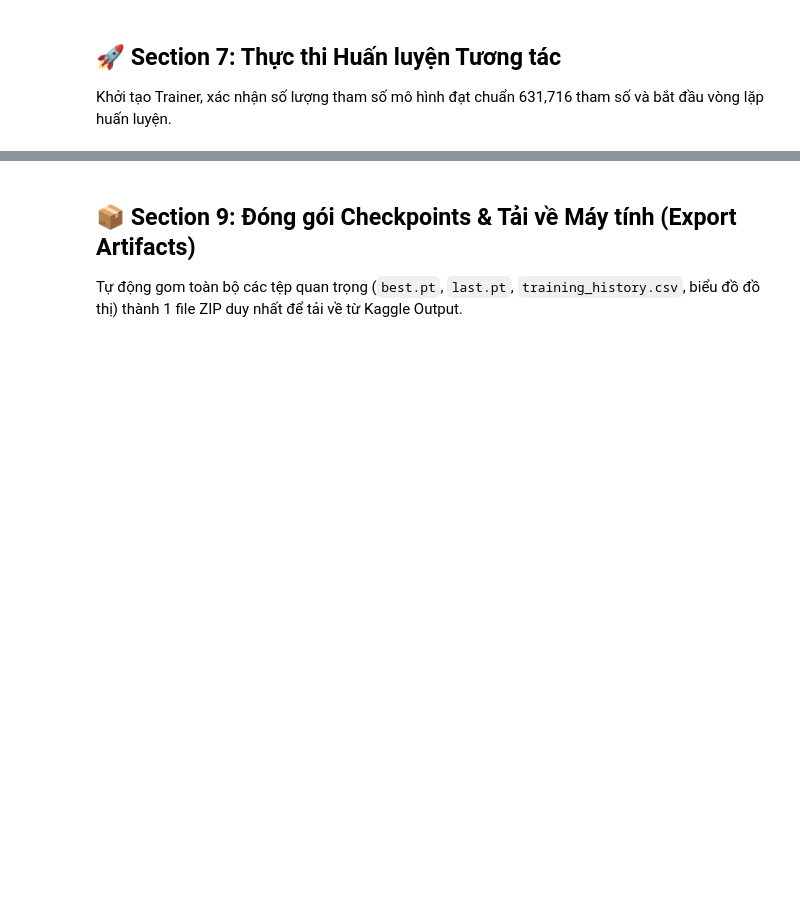
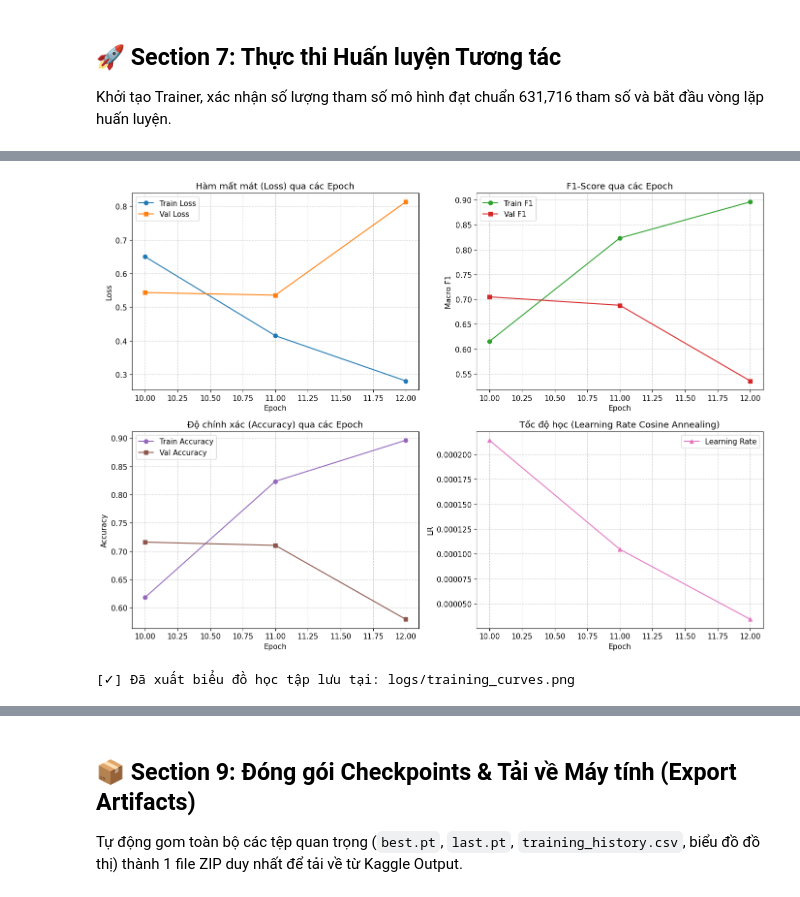
Before and after one commit to minh4bys2-non/driver-guardian, a Jupyter notebook: ai/LSTM/notebooks/02_train_convgru_kaggle.ipynb, the cells around one changed output, grey strips where cells are left out. Saved outputs shown, nothing was run; the diff lists cells and outputs as text; code cells hidden in the pictures; blank space fills up the shorter version.

```diff
--- a/ai/LSTM/notebooks/02_train_convgru_kaggle.ipynb
+++ b/ai/LSTM/notebooks/02_train_convgru_kaggle.ipynb
@@ -116,21 +141,21 @@ class TrainConfig:
     """
     # ---- 1. ĐƯỜNG DẪN DỮ LIỆU & CHECKPOINTS (KAGGLE PATHS) ----
     # Thư mục chứa dữ liệu video thô trên Kaggle (cần sửa lại cho khớp với tên dataset bạn add vào)
-    dataset_dir: str = r"E:\LSTM\UL-DD_Processed"
+    dataset_dir: str = r"./kagglehub/nyvantran6634/ul-dd4ni/UL-DD_Processed"
     manifest_file: Optional[str] = "dataset_merged_split.csv"  # Hoặc None nếu nạp theo cấu trúc thư mục train/val
 
     # Checkpoint NMSFreeDetector PAFPN Backbone (.pt)
-    backbone_neck_checkpoint: str = r"D:\Project\DATN\driver-guardian\ai\ObjectDetection_2p6M\checkpoints\231e35bb4061257f9bcb7cc5e3a0d0064e5e1beb6351a5e0adfc8d0c91ba4e11\da92589d1b67339be4491beaf147575e81a2699bbde06d654c05f852d7f0e9c9\landmark_train\best.pt"
+    backbone_neck_checkpoint: str = r"./kagglehub/nyvantran6634/cnn-datn/PyTorch/default/landmark_train/best.pt"
 
     # Thư mục lưu đầu ra (Bắt buộc nằm trong /kaggle/working/)
-    checkpoint_dir: str = "/kaggle/working/checkpoints/deepgru_raw_nmsfree"
-    tb_log_dir: str = "/kaggle/working/logs/tensorboard"
+    checkpoint_dir: str = "./checkpoints/deepgru_raw_nmsfree"
+    tb_log_dir: str = "./logs/tensorboard"
     experiment_name: str = "deepgru_raw_nmsfree"
-    history_csv_path: str = "/kaggle/working/logs/training_history.csv"
+    history_csv_path: str = "./logs/training_history.csv"
 
     # Cấu hình tiếp tục huấn luyện (Resume Training)
-    enable_resume: bool = True
-    resume: str = r"D:\Project\DATN\driver-guardian\ai\LSTM\checkpoints\experiments\deepgru_raw_nmsfree\epoch_5.pt"  # Đường dẫn file .pt hoặc bí danh ('last', 'best') để resume
+    enable_resume: bool = True # True để tiếp tục huấn luyện từ checkpoint, False để huấn luyện từ đầu
+    resume: str = r"./kagglehub/nyvantran6634/cnn-datn/PyTorch/default/1m9/best.pt"  # Đường dẫn file .pt hoặc bí danh ('last', 'best') để resume
 
     # ---- 2. DỮ LIỆU & DATALOADER ----
     sample_interval: float = 0.2  # Khoảng thời gian lấy mẫu (giây) -> FPS hiệu dụng = 5.0
@@ -140,8 +165,8 @@ class TrainConfig:
     min_frames: int = 10
     use_augmentation: bool = True  # Bật tăng cường chuỗi video đồng bộ thời gian
 
-    batch_size: int = 2  # Batch size an toàn VRAM trên GPU 16GB
-    val_batch_size: int = 4  # Batch size cho tập validation
+    batch_size: int = 32  # Batch size an toàn VRAM trên GPU 16GB
+    val_batch_size: int = 12  # Batch size cho tập validation
     num_workers: int = 2  # Số tiến trình nạp dữ liệu an toàn trên Linux Kaggle
     val_num_workers: int = 2
     pin_memory: bool = False  # Tránh lỗi tràn pinned memory
@@ -154,8 +179,8 @@ class TrainConfig:
     adapter_dropout: float = 0.25
     input_dim: int = 128  # Chiều kênh sau SpatialReductionNeck (nén 448 -> 128)
     convgru_in_dim: int = 128
-    hidden_dim: int = 64  # Số kênh ẩn ConvGRU (chuẩn hóa theo best.pt)
-    convgru_hidden_dim: int = 64
+    hidden_dim: int = 128  # Số kênh ẩn ConvGRU (chuẩn hóa theo best.pt)
+    convgru_hidden_dim: int = 128
     num_layers: int = 2  # Số tầng ConvGRU xếp chồng
     convgru_num_layers: int = 2
     num_classes: int = 2  # 2: Tỉnh táo (0) vs Buồn ngủ (1)
@@ -169,29 +194,29 @@ class TrainConfig:
     pos_weight: Optional[float] = None
 
     # ---- 5. TỐI ƯU HÓA (OPTIMIZER & SCHEDULER) ----
-    epochs: int = 20
-    lr0: float = 0.001
+    epochs: int = 12
+    lr0: float = 0.00001
     lr_min_factor: float = 0.01  # lr_min = lr0 * 0.01 = 1e-5
-    weight_decay: float = 0.0001
+    weight_decay: float = 0.00001
     optimizer: str = "adamw"  # "adamw" hoặc "sgd"
     betas: Tuple[float, float] = (0.9, 0.999)
     momentum: float = 0.9
     grad_clip_norm: float = 1.0  # Gradient clipping chống nổ gradient
-    gradient_accumulation_steps: int = 4  # Tích lũy 4 bước -> Effective batch size = 16
-    empty_cache_interval: int = 2  # Dọn cache GPU mỗi 2 epoch
+    gradient_accumulation_steps: int = 1  # Tích lũy 4 bước -> Effective batch size = 16
+    empty_cache_interval: int = 1  # Dọn cache GPU mỗi 2 epoch
     use_scheduler: bool = True  # CosineAnnealingLR
 
     # ---- 6. GIÁM SÁT, EARLY STOPPING & CHECKPOINTS ----
-    save_all_epochs: bool = False  # False để tiết kiệm dung lượng ổ đĩa Kaggle (tối đa 20GB)
-    save_ckpt_interval_epochs: int = 5
-    ckpt_keep_last: Optional[int] = 3
+    save_all_epochs: bool = True  # False để tiết kiệm dung lượng ổ đĩa Kaggle (tối đa 20GB)
+    save_ckpt_interval_epochs: int = 10
+    ckpt_keep_last: Optional[int] = 5
     early_stopping: bool = True
     patience: int = 10
     monitor_metric: str = "val_f1"
     monitor_mode: str = "max"
     min_delta: float = 0.0001
     enable_step_logging: bool = True
-    log_step_interval: int = 1
+    log_step_interval: int = 5
 
     # ---- 7. RUNTIME & PHẦN CỨNG ----
     device: str = "cuda"
@@ -2195,33 +2227,36 @@ if history_file.exists():
     axes[0, 1].set_title("F1-Score qua các Epoch")
     axes[0, 1].set_xlabel("Epoch")
     axes[0, 1].set_ylabel("Macro F1")
     axes[0, 1].grid(True, linestyle="--", alpha=0.6)
     axes[0, 1].legend()
 
     # Accuracy
     axes[1, 0].plot(epochs_data, train_acc, label="Train Accuracy", marker="o", color="#9467bd")
     if any(v is not None for v in val_acc):
         axes[1, 0].plot(epochs_data, val_acc, label="Val Accuracy", marker="s", color="#8c564b")
     axes[1, 0].set_title("Độ chính xác (Accuracy) qua các Epoch")
     axes[1, 0].set_xlabel("Epoch")
     axes[1, 0].set_ylabel("Accuracy")
     axes[1, 0].grid(True, linestyle="--", alpha=0.6)
     axes[1, 0].legend()
 
     # Learning Rate
     axes[1, 1].plot(epochs_data, lr_data, label="Learning Rate", marker="^", color="#e377c2")
     axes[1, 1].set_title("Tốc độ học (Learning Rate Cosine Annealing)")
     axes[1, 1].set_xlabel("Epoch")
     axes[1, 1].set_ylabel("LR")
     axes[1, 1].grid(True, linestyle="--", alpha=0.6)
     axes[1, 1].legend()
 
     plt.tight_layout()
-    chart_path = Path("/kaggle/working/training_curves.png")
+    chart_path = Path("./logs/training_curves.png")
     plt.savefig(chart_path, dpi=300)
     plt.show()
     print(f"[✓] Đã xuất biểu đồ học tập lưu tại: {chart_path}")
 else:
     print("[!] Không tìm thấy file training_history.csv để vẽ biểu đồ.")
+# %% [output]
+[figure, added]
+[✓] Đã xuất biểu đồ học tập lưu tại: logs/training_curves.png
 # %%
 # 2. Đánh giá Ma trận Nhầm lẫn Confusion Matrix của mô hình tối ưu nhất (best.pt)
```
Also changed, not shown: parts of 10 cells of this notebook, 29 other files.
